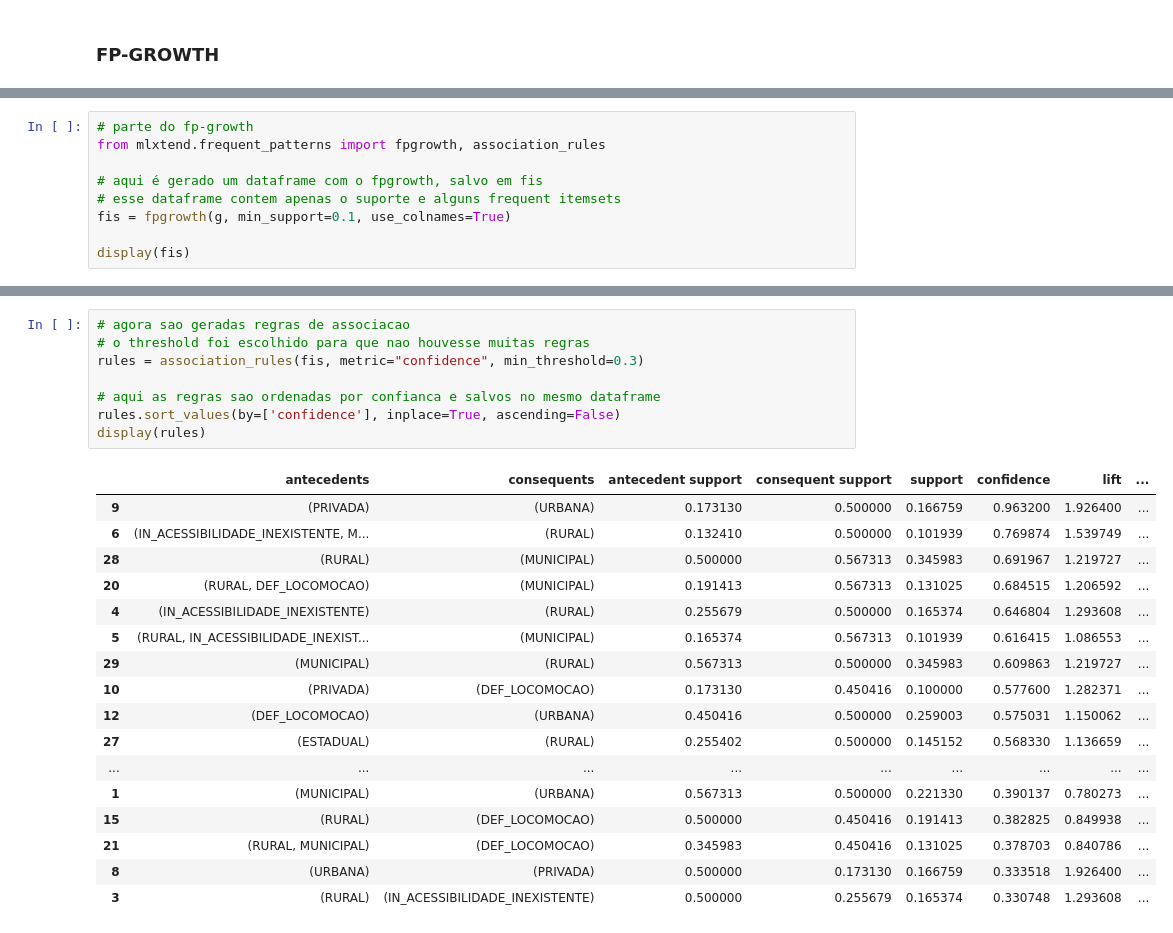
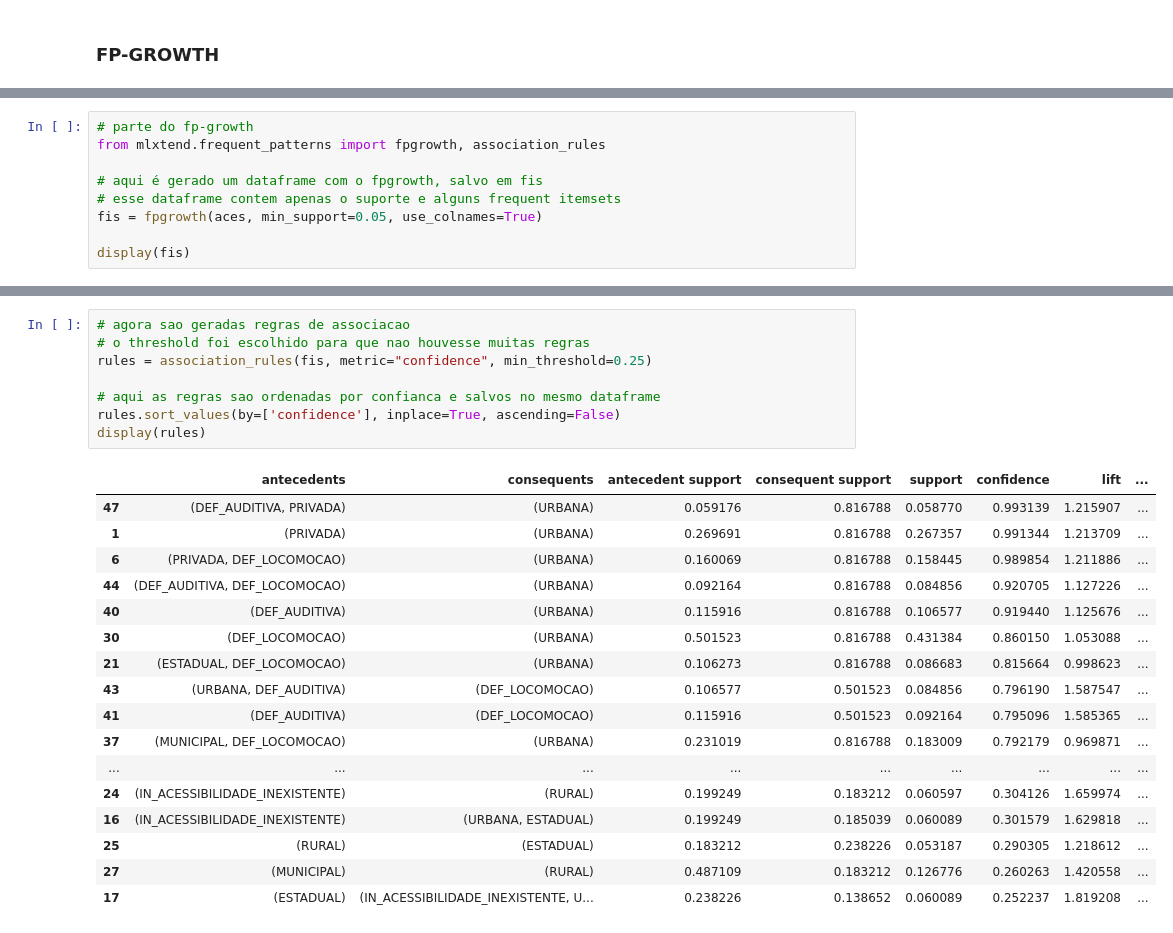
Before and after one commit to m-pillon/38jai-dados, a Jupyter notebook: fpgrowth.ipynb, the cells around one changed output, grey strips where cells are left out. Drawn from its saved outputs; the diff is of its cells as text.

Commit message:
Updated fpgrowth

```diff
--- a/fpgrowth.ipynb
+++ b/fpgrowth.ipynb
@@ -35,7 +15,7 @@ from mlxtend.frequent_patterns import fpgrowth, association_rules
 
 # aqui é gerado um dataframe com o fpgrowth, salvo em fis
 # esse dataframe contem apenas o suporte e alguns frequent itemsets
-fis = fpgrowth(g, min_support=0.1, use_colnames=True)
+fis = fpgrowth(aces, min_support=0.05, use_colnames=True)
 
 display(fis)
 # %% [output]
@@ -59,26 +39,26 @@ display(fis)
 # %%
 # agora sao geradas regras de associacao
 # o threshold foi escolhido para que nao houvesse muitas regras
-rules = association_rules(fis, metric="confidence", min_threshold=0.3)
+rules = association_rules(fis, metric="confidence", min_threshold=0.25)
 
 # aqui as regras sao ordenadas por confianca e salvos no mesmo dataframe
 rules.sort_values(by=['confidence'], inplace=True, ascending=False)
 display(rules)
 # %% [output]
 |  | antecedents | consequents | antecedent support | consequent support | support | confidence | lift | ... |
-| 9 | (PRIVADA) | (URBANA) | 0.173130 | 0.500000 | 0.166759 | 0.963200 | 1.926400 | ... |
-| 6 | (IN_ACESSIBILIDADE_INEXISTENTE, M... | (RURAL) | 0.132410 | 0.500000 | 0.101939 | 0.769874 | 1.539749 | ... |
-| 28 | (RURAL) | (MUNICIPAL) | 0.500000 | 0.567313 | 0.345983 | 0.691967 | 1.219727 | ... |
-| 20 | (RURAL, DEF_LOCOMOCAO) | (MUNICIPAL) | 0.191413 | 0.567313 | 0.131025 | 0.684515 | 1.206592 | ... |
-| 4 | (IN_ACESSIBILIDADE_INEXISTENTE) | (RURAL) | 0.255679 | 0.500000 | 0.165374 | 0.646804 | 1.293608 | ... |
-| 5 | (RURAL, IN_ACESSIBILIDADE_INEXIST... | (MUNICIPAL) | 0.165374 | 0.567313 | 0.101939 | 0.616415 | 1.086553 | ... |
-| 29 | (MUNICIPAL) | (RURAL) | 0.567313 | 0.500000 | 0.345983 | 0.609863 | 1.219727 | ... |
-| 10 | (PRIVADA) | (DEF_LOCOMOCAO) | 0.173130 | 0.450416 | 0.100000 | 0.577600 | 1.282371 | ... |
-| 12 | (DEF_LOCOMOCAO) | (URBANA) | 0.450416 | 0.500000 | 0.259003 | 0.575031 | 1.150062 | ... |
-| 27 | (ESTADUAL) | (RURAL) | 0.255402 | 0.500000 | 0.145152 | 0.568330 | 1.136659 | ... |
+| 47 | (DEF_AUDITIVA, PRIVADA) | (URBANA) | 0.059176 | 0.816788 | 0.058770 | 0.993139 | 1.215907 | ... |
+| 1 | (PRIVADA) | (URBANA) | 0.269691 | 0.816788 | 0.267357 | 0.991344 | 1.213709 | ... |
+| 6 | (PRIVADA, DEF_LOCOMOCAO) | (URBANA) | 0.160069 | 0.816788 | 0.158445 | 0.989854 | 1.211886 | ... |
+| 44 | (DEF_AUDITIVA, DEF_LOCOMOCAO) | (URBANA) | 0.092164 | 0.816788 | 0.084856 | 0.920705 | 1.127226 | ... |
+| 40 | (DEF_AUDITIVA) | (URBANA) | 0.115916 | 0.816788 | 0.106577 | 0.919440 | 1.125676 | ... |
+| 30 | (DEF_LOCOMOCAO) | (URBANA) | 0.501523 | 0.816788 | 0.431384 | 0.860150 | 1.053088 | ... |
+| 21 | (ESTADUAL, DEF_LOCOMOCAO) | (URBANA) | 0.106273 | 0.816788 | 0.086683 | 0.815664 | 0.998623 | ... |
+| 43 | (URBANA, DEF_AUDITIVA) | (DEF_LOCOMOCAO) | 0.106577 | 0.501523 | 0.084856 | 0.796190 | 1.587547 | ... |
+| 41 | (DEF_AUDITIVA) | (DEF_LOCOMOCAO) | 0.115916 | 0.501523 | 0.092164 | 0.795096 | 1.585365 | ... |
+| 37 | (MUNICIPAL, DEF_LOCOMOCAO) | (URBANA) | 0.231019 | 0.816788 | 0.183009 | 0.792179 | 0.969871 | ... |
 | ... | ... | ... | ... | ... | ... | ... | ... | ... |
-| 1 | (MUNICIPAL) | (URBANA) | 0.567313 | 0.500000 | 0.221330 | 0.390137 | 0.780273 | ... |
-| 15 | (RURAL) | (DEF_LOCOMOCAO) | 0.500000 | 0.450416 | 0.191413 | 0.382825 | 0.849938 | ... |
-| 21 | (RURAL, MUNICIPAL) | (DEF_LOCOMOCAO) | 0.345983 | 0.450416 | 0.131025 | 0.378703 | 0.840786 | ... |
-| 8 | (URBANA) | (PRIVADA) | 0.500000 | 0.173130 | 0.166759 | 0.333518 | 1.926400 | ... |
-| 3 | (RURAL) | (IN_ACESSIBILIDADE_INEXISTENTE) | 0.500000 | 0.255679 | 0.165374 | 0.330748 | 1.293608 | ... |
+| 24 | (IN_ACESSIBILIDADE_INEXISTENTE) | (RURAL) | 0.199249 | 0.183212 | 0.060597 | 0.304126 | 1.659974 | ... |
+| 16 | (IN_ACESSIBILIDADE_INEXISTENTE) | (URBANA, ESTADUAL) | 0.199249 | 0.185039 | 0.060089 | 0.301579 | 1.629818 | ... |
+| 25 | (RURAL) | (ESTADUAL) | 0.183212 | 0.238226 | 0.053187 | 0.290305 | 1.218612 | ... |
+| 27 | (MUNICIPAL) | (RURAL) | 0.487109 | 0.183212 | 0.126776 | 0.260263 | 1.420558 | ... |
+| 17 | (ESTADUAL) | (IN_ACESSIBILIDADE_INEXISTENTE, U... | 0.238226 | 0.138652 | 0.060089 | 0.252237 | 1.819208 | ... |
```
Also changed, not shown: parts of 3 cells of this notebook.
